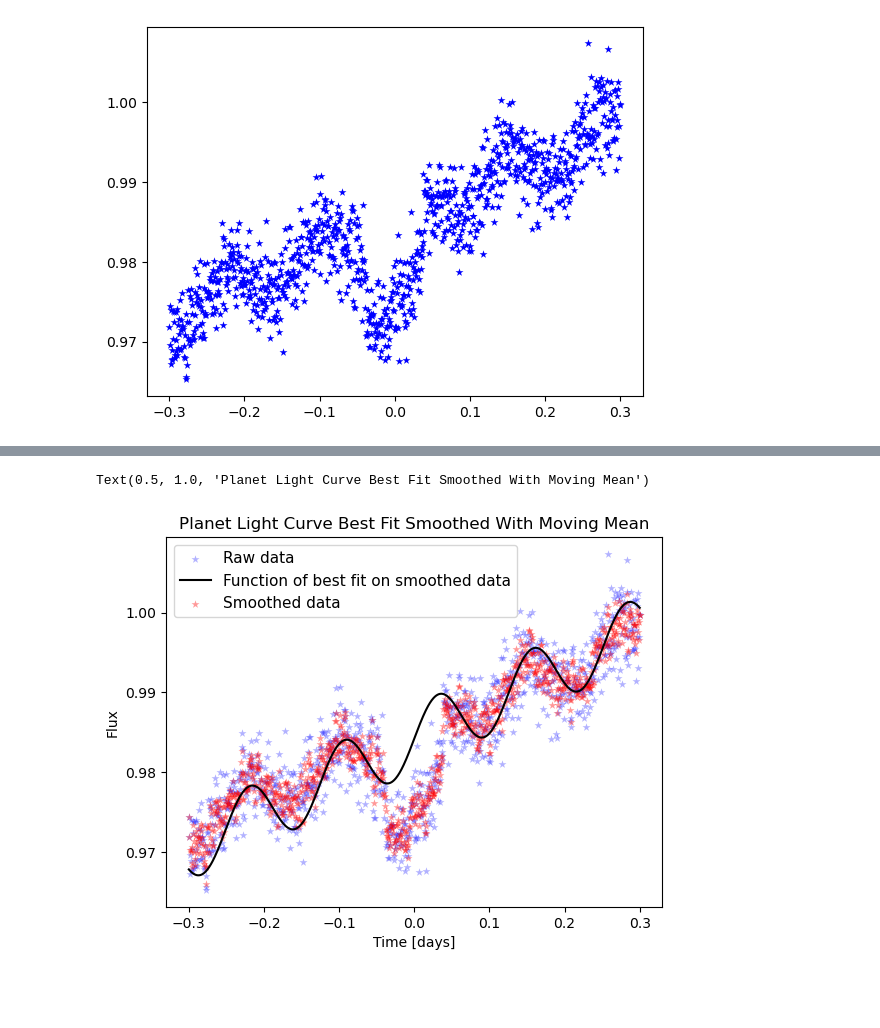
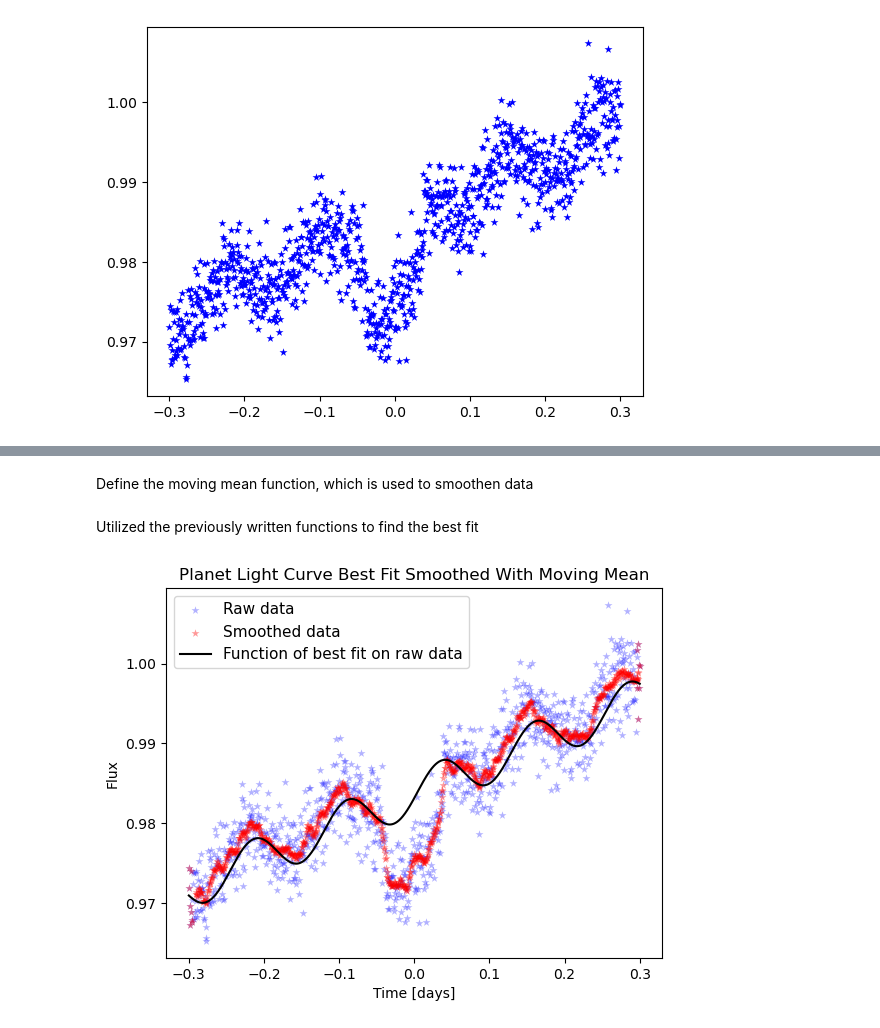
Before and after one commit to Starllation/ASTR-19-Group-Project, a Jupyter notebook: Group Project Task 2.ipynb, the cells around one changed output, grey strips where cells are left out. Cells and saved outputs as stored; diff of their text form; code cells hidden in the pictures; blank space fills up the shorter version.

```diff
--- a/Group Project Task 2.ipynb
+++ b/Group Project Task 2.ipynb
@@ -205,16 +102,18 @@ plt.savefig("PlanetLightCurve.pdf",format="pdf")
+# %% [markdown]
+Define the moving mean function, which is used to smoothen data
 # %%
 def movingMean(a, b, window, median = False):
     '''
     Utilizes a moving mean system to smoothen data
 
     Input
-        a: first array of input data to be smoothened (typically some x coordinate)
-        b: second array of input data to be smoothened (typically some y coordinate)
+        a: first array of input data to be smoothed (typically some x coordinate)
+        b: second array of input data to be smoothed (typically some y coordinate)
         window: integer size of each window that the function will use to smooth data
         median: boolean determining if the function should use median instead of mean
     Output
-        smoothA: Array of the same size as a, data within is smoothened via moving mean
-        smoothB: Array of the same size as a, data within is smoothened via moving mean
+        smoothA: Array of the same size as a, data within is smoothed via moving mean
+        smoothB: Array of the same size as a, data within is smoothed via moving mean
     '''
     smoothA = []
     smoothB = []
@@ -240,29 +139,3 @@ def movingMean(a, b, window, median = False):
             smoothB.append(bMed)
         i +=1
     return np.asarray(smoothA), np.asarray(smoothB)
-# %%
-timeSmoothened, fluxSmoothened = movingMean(time,flux,3)
-#Obtained through eyeballing graph
-initialGuess = [0.0456666,0.985,0.005,50,0]
-
-#low sigma value and high step count
-    #as different values vary in sensitivity
-    #E.g. Frequency is around 50 but amplitude is around 0.005
-        #Too large of sigma and the best fit won't be able to get a good value for the tiny values
-        #Too few steps with a low sigma and the best fit won't have time to accommodate for larger values
-walkExample, sExample = findFit(timeSmoothened,fluxSmoothened, initialGuess, modelCombination,nSteps=10000,jumpSig=0.000005)
-
-#Grab the most recent (and best) guess
-values = walkExample[-1,:]
-
-#Plot the best fit and data together
-plt.scatter(time,flux,c='b',marker='*',linewidth=0.0025,alpha=0.3,zorder=0,label="Raw data")
-plt.plot(timeSmoothened,modelCombination(timeSmoothened,*values),c='k',zorder=2,label="Function of best fit on smoothed data")
-plt.scatter(timeSmoothened,fluxSmoothened,c='r',marker='*',linewidth=0.0025,alpha=0.4,zorder=1,label="Smoothed data")
-plt.xlabel("Time [days]")
-plt.ylabel("Flux")
-plt.legend(fontsize = 11)
-plt.title("Planet Light Curve Best Fit Smoothed With Moving Mean")
-# %% [output]
-Text(0.5, 1.0, 'Planet Light Curve Best Fit Smoothed With Moving Mean')
-[figure, removed]
@@ -268,0 +226,26 @@ Text(0.5, 1.0, 'Planet Light Curve Best Fit Smoothed With Moving Mean')
+# %% [markdown]
+Utilized the previously written functions to find the best fit
+# %%
+#smoothen out our data
+timeSmoothed, fluxSmoothed = movingMean(time,flux,15)
+
+#use scipy.curve_fit() to find a best fit with our smoothed data and the function
+params, covariance = curve_fit(modelCombination, timeSmoothed, fluxSmoothed,p0=[1,1,1,50,0],sigma=0.003)
+
+#plot raw data
+plt.scatter(time,flux,c='b',marker='*',linewidth=0.0025,alpha=0.3,zorder=1,label="Raw data")
+#plot smoothed data
+plt.scatter(timeSmoothed,fluxSmoothed,c='r',marker='*',linewidth=0.0025,alpha=0.4,zorder=2,label="Smoothed data")
+#plot the calculated best fit
+plt.plot(timeSmoothed, modelCombination(timeSmoothed,*params), c='k', zorder=3,label='Function of best fit on raw data')
+
+#plt.errorbar(time,flux,yerr=0.003,c='g',elinewidth=0.01,zorder=0)
+
+
+plt.xlabel("Time [days]")
+plt.ylabel("Flux")
+plt.legend(fontsize = 11)
+plt.title("Planet Light Curve Best Fit Smoothed With Moving Mean")
+plt.savefig("PlanetLightCurveSmooth.pdf",format="pdf")
+# %% [output]
+[figure, added]
```
Also changed, not shown: parts of 5 cells of this notebook, 1 other file.
